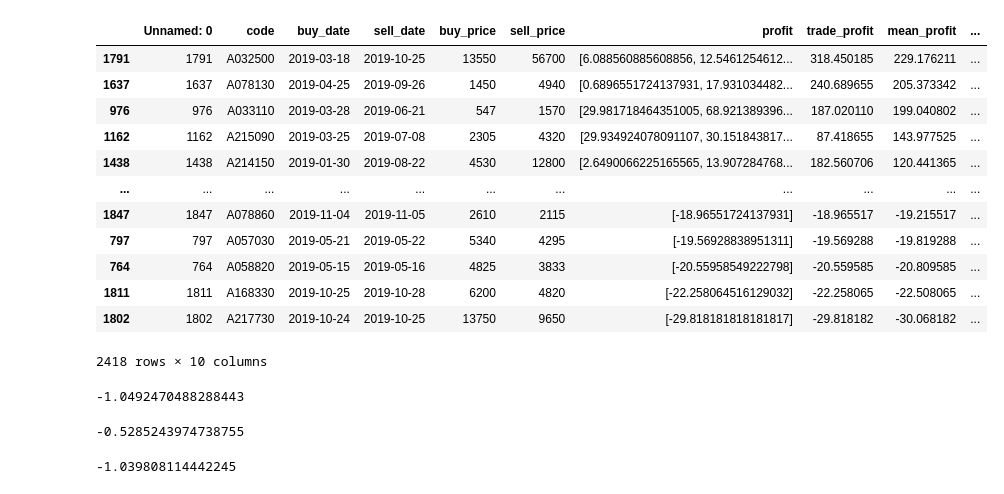
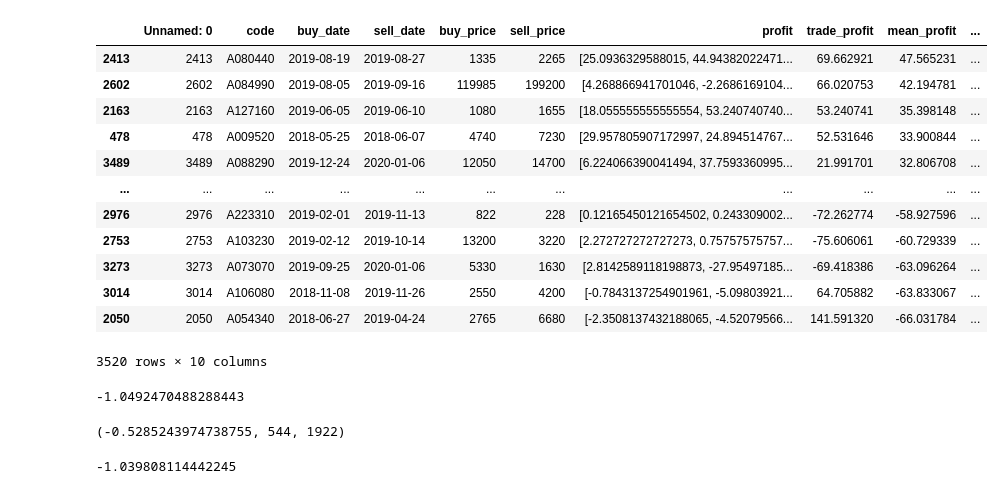
Before and after one commit to wingsof/trader, a Jupyter notebook: experiments/moving_average_analysis.ipynb, the cells around one changed output. Drawn from its saved outputs; the diff is of its cells as text; code cells hidden in the pictures.

```diff
--- a/experiments/moving_average_analysis.ipynb
+++ b/experiments/moving_average_analysis.ipynb
@@ -33,19 +33,8 @@ trade_5_60_df['mean_profit'] = trade_5_60_df['profit'].apply(lambda x: (np.array
 trade_5_60_df['real_profit'] = (trade_5_60_df['sell_price'] - trade_5_60_df['buy_price']) / trade_5_60_df['buy_price'] * 100. - 0.25
 
 trade_5_60_df = trade_5_60_df.sort_values(by=['mean_profit'], ascending=False)
-# %%
-trade_5_60_df
-# %% [output]
-|  | Unnamed: 0 | code | buy_date | sell_date | buy_price | sell_price | profit | trade_profit | mean_profit | ... |
-| 1791 | 1791 | A032500 | 2019-03-18 | 2019-10-25 | 13550 | 56700 | [6.088560885608856, 12.5461254612... | 318.450185 | 229.176211 | ... |
-| 1637 | 1637 | A078130 | 2019-04-25 | 2019-09-26 | 1450 | 4940 | [0.6896551724137931, 17.931034482... | 240.689655 | 205.373342 | ... |
-| 976 | 976 | A033110 | 2019-03-28 | 2019-06-21 | 547 | 1570 | [29.981718464351005, 68.921389396... | 187.020110 | 199.040802 | ... |
-| 1162 | 1162 | A215090 | 2019-03-25 | 2019-07-08 | 2305 | 4320 | [29.934924078091107, 30.151843817... | 87.418655 | 143.977525 | ... |
-| 1438 | 1438 | A214150 | 2019-01-30 | 2019-08-22 | 4530 | 12800 | [2.6490066225165565, 13.907284768... | 182.560706 | 120.441365 | ... |
-| ... | ... | ... | ... | ... | ... | ... | ... | ... | ... | ... |
-| 1847 | 1847 | A078860 | 2019-11-04 | 2019-11-05 | 2610 | 2115 | [-18.96551724137931] | -18.965517 | -19.215517 | ... |
-| 797 | 797 | A057030 | 2019-05-21 | 2019-05-22 | 5340 | 4295 | [-19.56928838951311] | -19.569288 | -19.819288 | ... |
-| 764 | 764 | A058820 | 2019-05-15 | 2019-05-16 | 4825 | 3833 | [-20.55958549222798] | -20.559585 | -20.809585 | ... |
-| 1811 | 1811 | A168330 | 2019-10-25 | 2019-10-28 | 6200 | 4820 | [-22.258064516129032] | -22.258065 | -22.508065 | ... |
-| 1802 | 1802 | A217730 | 2019-10-24 | 2019-10-25 | 13750 | 9650 | [-29.818181818181817] | -29.818182 | -30.068182 | ... |
-2418 rows × 10 columns
+# %%
+trade_band_df = pd.read_excel('../sample_data/moving_average_band_20_kosdaq.xlsx')
+trade_band_df['mean_profit'] = trade_band_df['profit'].apply(lambda x: (np.array(eval(x)) - 0.25).mean())
+trade_band_df['real_profit'] = (trade_band_df['sell_price'] - trade_band_df['buy_price']) / trade_band_df['buy_price'] * 100. - 0.25
+trade_band_df = trade_band_df.sort_values(by=['mean_profit'], ascending=False)
@@ -52,11 +46,27 @@ trade_5_60_df
+# %%
+trade_band_df
+# %% [output]
+|  | Unnamed: 0 | code | buy_date | sell_date | buy_price | sell_price | profit | trade_profit | mean_profit | ... |
+| 2413 | 2413 | A080440 | 2019-08-19 | 2019-08-27 | 1335 | 2265 | [25.0936329588015, 44.94382022471... | 69.662921 | 47.565231 | ... |
+| 2602 | 2602 | A084990 | 2019-08-05 | 2019-09-16 | 119985 | 199200 | [4.268866941701046, -2.2686169104... | 66.020753 | 42.194781 | ... |
+| 2163 | 2163 | A127160 | 2019-06-05 | 2019-06-10 | 1080 | 1655 | [18.055555555555554, 53.240740740... | 53.240741 | 35.398148 | ... |
+| 478 | 478 | A009520 | 2018-05-25 | 2018-06-07 | 4740 | 7230 | [29.957805907172997, 24.894514767... | 52.531646 | 33.900844 | ... |
+| 3489 | 3489 | A088290 | 2019-12-24 | 2020-01-06 | 12050 | 14700 | [6.224066390041494, 37.7593360995... | 21.991701 | 32.806708 | ... |
+| ... | ... | ... | ... | ... | ... | ... | ... | ... | ... | ... |
+| 2976 | 2976 | A223310 | 2019-02-01 | 2019-11-13 | 822 | 228 | [0.12165450121654502, 0.243309002... | -72.262774 | -58.927596 | ... |
+| 2753 | 2753 | A103230 | 2019-02-12 | 2019-10-14 | 13200 | 3220 | [2.272727272727273, 0.75757575757... | -75.606061 | -60.729339 | ... |
+| 3273 | 3273 | A073070 | 2019-09-25 | 2020-01-06 | 5330 | 1630 | [2.8142589118198873, -27.95497185... | -69.418386 | -63.096264 | ... |
+| 3014 | 3014 | A106080 | 2018-11-08 | 2019-11-26 | 2550 | 4200 | [-0.7843137254901961, -5.09803921... | 64.705882 | -63.833067 | ... |
+| 2050 | 2050 | A054340 | 2018-06-27 | 2019-04-24 | 2765 | 6680 | [-2.3508137432188065, -4.52079566... | 141.591320 | -66.031784 | ... |
+3520 rows × 10 columns
 # %%
 trade_df['real_profit'].mean()
 # %% [output]
 -1.0492470488288443
-# %%
-trade_5_df['real_profit'].mean()
-# %% [output]
--0.5285243974738755
+# %%
+trade_5_df['real_profit'].mean(), len(trade_5_df[trade_5_df['real_profit'] > 0]), len(trade_5_df[trade_5_df['real_profit'] < 0])
+# %% [output]
+(-0.5285243974738755, 544, 1922)
 # %%
 trade_5_kospi_df['real_profit'].mean()
 # %% [output]
```
Also changed, not shown: parts of 9 cells of this notebook, 2 other files.
